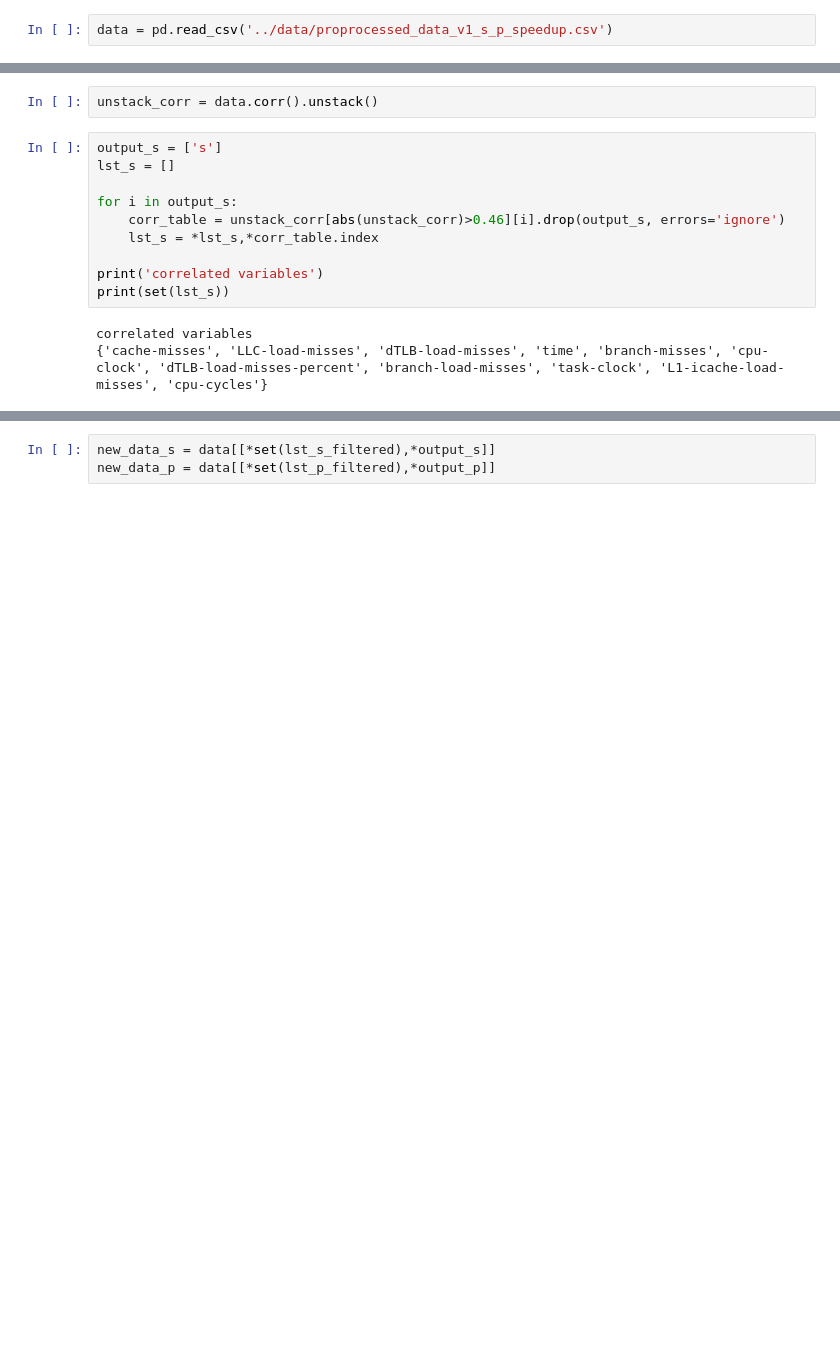
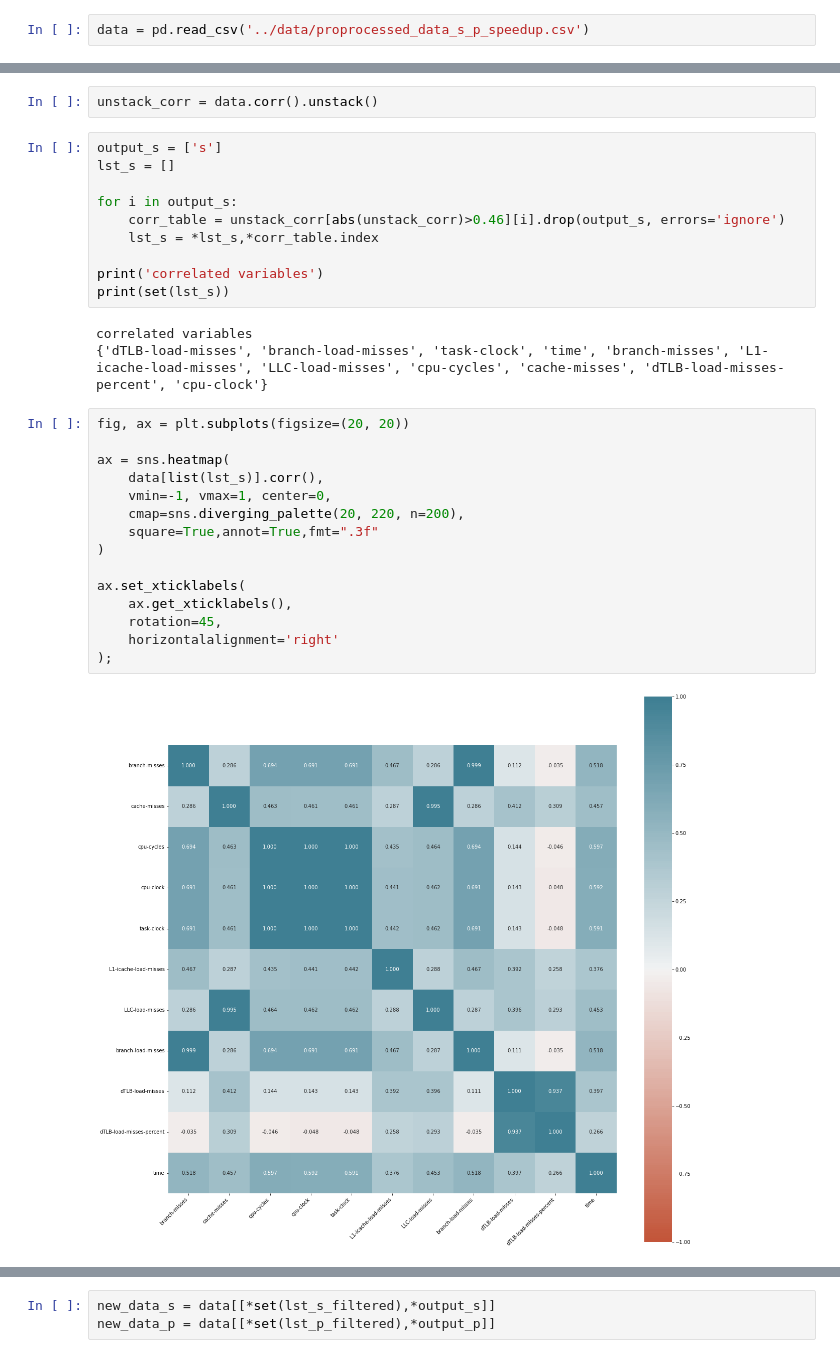
Before and after one commit to WYB929/2023_multicore_project, a Jupyter notebook: src/ts_tp_overhead_data_preprocessing.ipynb, the cells around one changed output, grey strips where cells are left out. Cells and saved outputs as stored; diff of their text form; blank space fills up the shorter version.

Commit message:
add corr matrix

```diff
--- a/src/ts_tp_overhead_data_preprocessing.ipynb
+++ b/src/ts_tp_overhead_data_preprocessing.ipynb
@@ -3,7 +3,7 @@ import pandas as pd
 import matplotlib.pyplot as plt
 import seaborn as sns
 # %%
-data = pd.read_csv('../data/proprocessed_data_v1_s_p_speedup.csv')
+data = pd.read_csv('../data/proprocessed_data_s_p_speedup.csv')
 # %%
 data.drop(columns={'Overhead','Vanilla_time','Speedup'}, inplace=True)
 # %%
@@ -37,7 +37,24 @@ print('correlated variables')
 print(set(lst_s))
 # %% [output]
 correlated variables
-{'cache-misses', 'LLC-load-misses', 'dTLB-load-misses', 'time', 'branch-misses', 'cpu-clock', 'dTLB-load-misses-percent', 'branch-load-misses', 'task-clock', 'L1-icache-load-misses', 'cpu-cycles'}
+{'dTLB-load-misses', 'branch-load-misses', 'task-clock', 'time', 'branch-misses', 'L1-icache-load-misses', 'LLC-load-misses', 'cpu-cycles', 'cache-misses', 'dTLB-load-misses-percent', 'cpu-clock'}
+# %%
+fig, ax = plt.subplots(figsize=(20, 20))
+
+ax = sns.heatmap(
+    data[list(lst_s)].corr(),
+    vmin=-1, vmax=1, center=0,
+    cmap=sns.diverging_palette(20, 220, n=200),
+    square=True,annot=True,fmt=".3f"
+)
+
+ax.set_xticklabels(
+    ax.get_xticklabels(),
+    rotation=45,
+    horizontalalignment='right'
+);
+# %% [output]
+[figure, added]
 # %%
 output_s_filtered = ['s', 'cpu-clock', 'dTLB-load-misses-percent',
                      'task-clock', 'LLC-load-misses', 'branch-misses']
```
Also changed, not shown: parts of 4 cells of this notebook, 6 other files.
